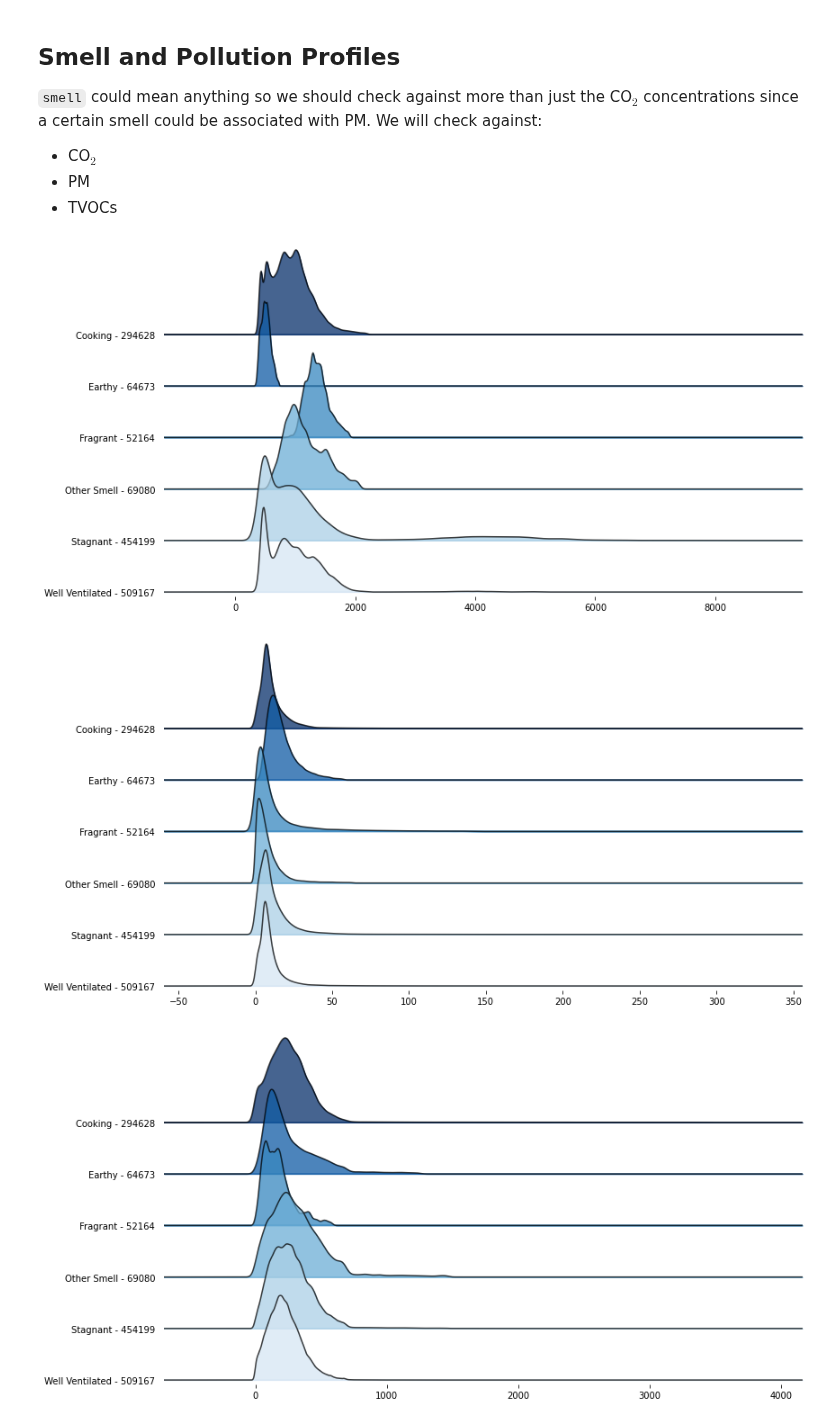
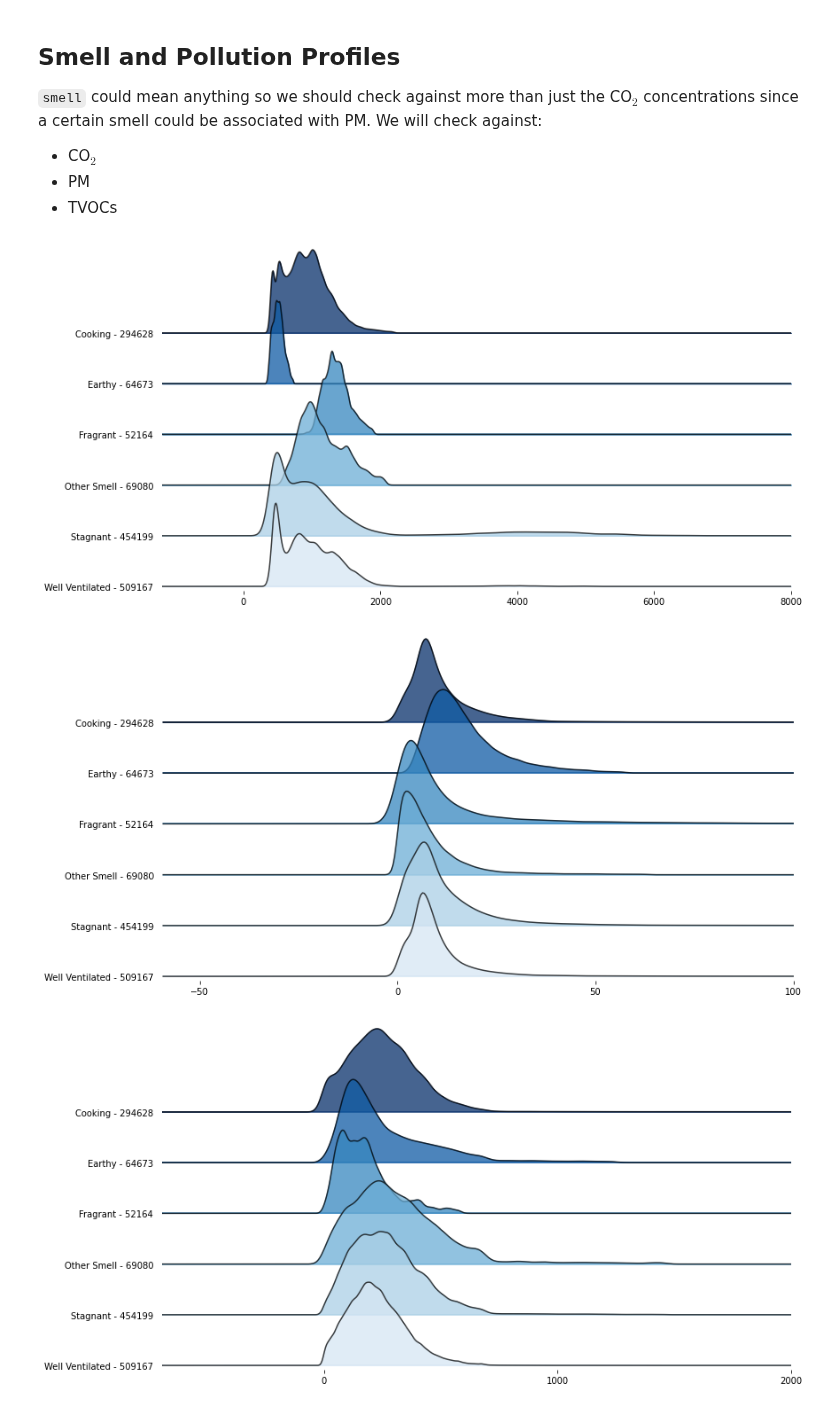
Before and after one commit to intelligent-environments-lab/utx000, a Jupyter notebook: notebooks/4.11.1-hef-beacon_redcap-summary.ipynb, the cells around one changed output. Cells and saved outputs as stored; diff of their text form; code cells hidden in the pictures.

```diff
--- a/notebooks/4.11.1-hef-beacon_redcap-summary.ipynb
+++ b/notebooks/4.11.1-hef-beacon_redcap-summary.ipynb
@@ -80,7 +80,7 @@ Dataset includes 929937 datapoints from 21 participants
 # Base Analysis
 Here we look at the raw, unaltered data in order to understand relationships between environment traits and the IEQ profiles, namely the pollutants.
 # %%
-def plot_joyplot(df, features, target, feature_label, save=False):
+def plot_joyplot(df, features, target, feature_label, xmax=0, save=False):
     """
     Plots a joyplot of the distribution of the target variable for the given features.
     """
@@ -95,6 +95,10 @@ def plot_joyplot(df, features, target, feature_label, save=False):
     fig, ax = joyplot(data=df_expanded,by="feature",column=target,
                 kind='kde',overlap=1,ylim='own',alpha=0.75,colormap=cm.Blues_r,figsize=(12,6),labels=labels)
 
+    if xmax != 0:
+        for a in ax:
+            a.set_xlim(right=xmax)
+
     if save:
         plt.savefig(f"../reports/figures/beacon_redcap/redcap-beacon_{feature_label}-{target}_joyplot.png",bbox_to_inches="tight")
 
@@ -138,10 +142,10 @@ There does seem to be a small relationship between `fresh_air` and `co2`, primar
 * TVOCs
 # %%
 smells = ['stagnant', 'smelly', 'earthy', 'moldy', 'cooking', 'fragrant', 'well_ventilated', 'obnoxious', 'other_smell', 'no_smell']
-env_co2 = plot_joyplot(env, smells, "co2", "smell", save=True)
-env_pm2p5_number = plot_joyplot(env, smells, "pm2p5_number", "smell", save=True)
-env_tvoc = plot_joyplot(env, smells, "tvoc", "smell", save=True)
+env_co2 = plot_joyplot(env, smells, "co2", "smell", xmax=8000, save=True)
+env_pm2p5_number = plot_joyplot(env, smells, "pm2p5_number", "smell", xmax=100, save=True)
+env_tvoc = plot_joyplot(env, smells, "tvoc", "smell", xmax=2000, save=True)
 # %% [output]
-[figure, old version]
+[figure, new version]
-[figure, old version]
+[figure, new version]
-[figure, old version]
+[figure, new version]
```
Also changed, not shown: parts of 3 cells of this notebook, 5 other files.
